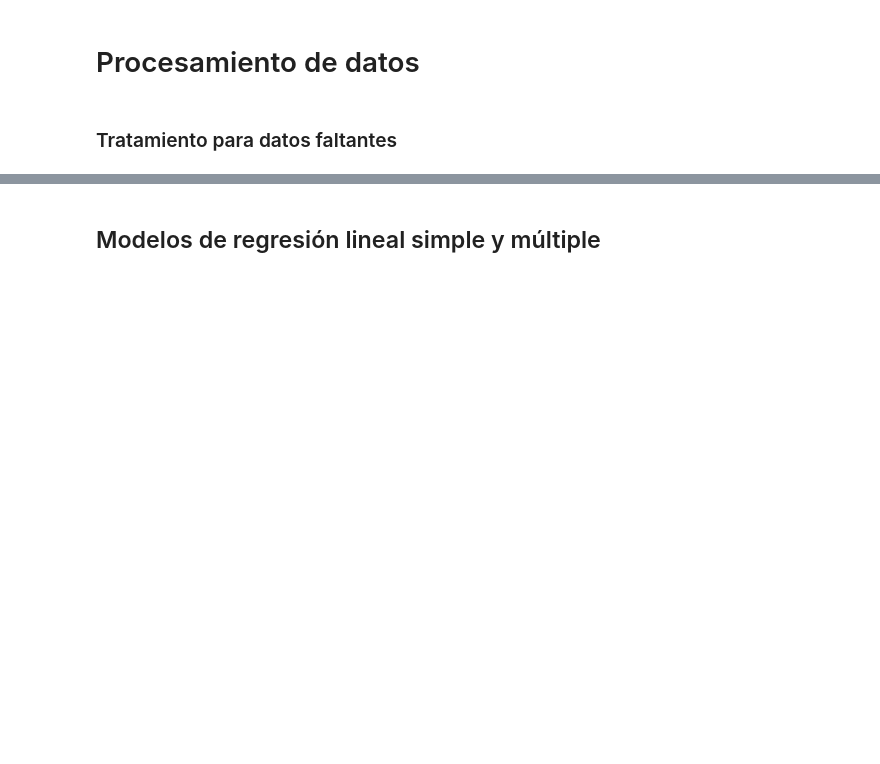
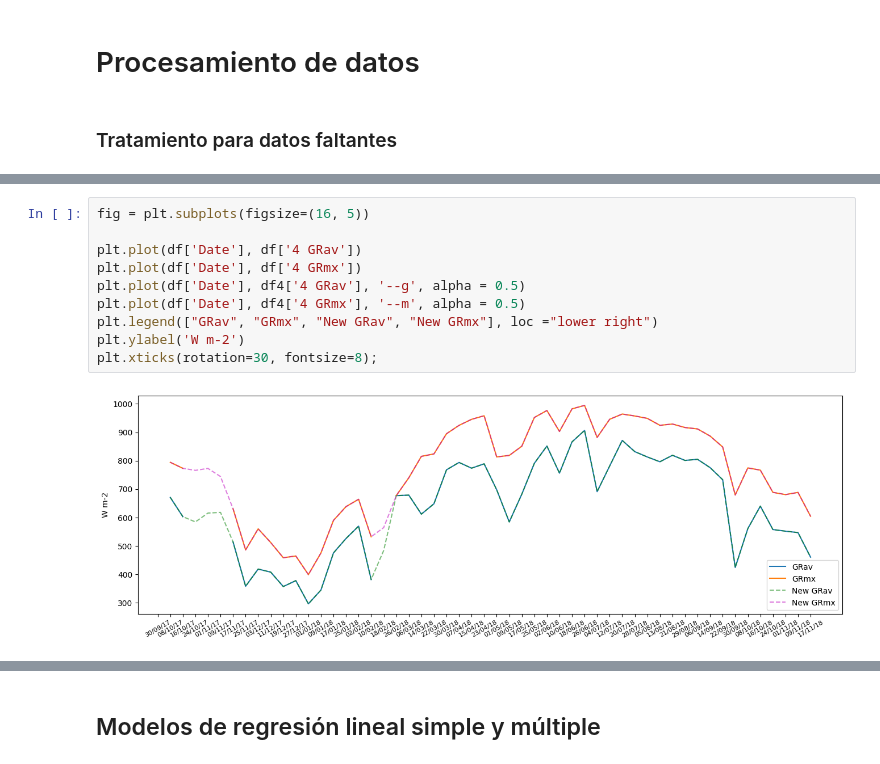
Before and after one commit to husseinlopez/biologia, a Jupyter notebook: data_analysis.ipynb, the cells around one changed output, grey strips where cells are left out. Drawn from its saved outputs; the diff is of its cells as text; blank space fills up the shorter version.

```diff
--- a/data_analysis.ipynb
+++ b/data_analysis.ipynb
@@ -290,0 +378,12 @@ g.map_lower(sns.kdeplot, levels=4, color=".2")
+# %%
+fig = plt.subplots(figsize=(16, 5))
+
+plt.plot(df['Date'], df['4 GRav'])
+plt.plot(df['Date'], df['4 GRmx'])
+plt.plot(df['Date'], df4['4 GRav'], '--g', alpha = 0.5)
+plt.plot(df['Date'], df4['4 GRmx'], '--m', alpha = 0.5)
+plt.legend(["GRav", "GRmx", "New GRav", "New GRmx"], loc ="lower right")
+plt.ylabel('W m-2')
+plt.xticks(rotation=30, fontsize=8);
+# %% [output]
+[figure, added]
```
Also changed, not shown: parts of 13 cells of this notebook.
